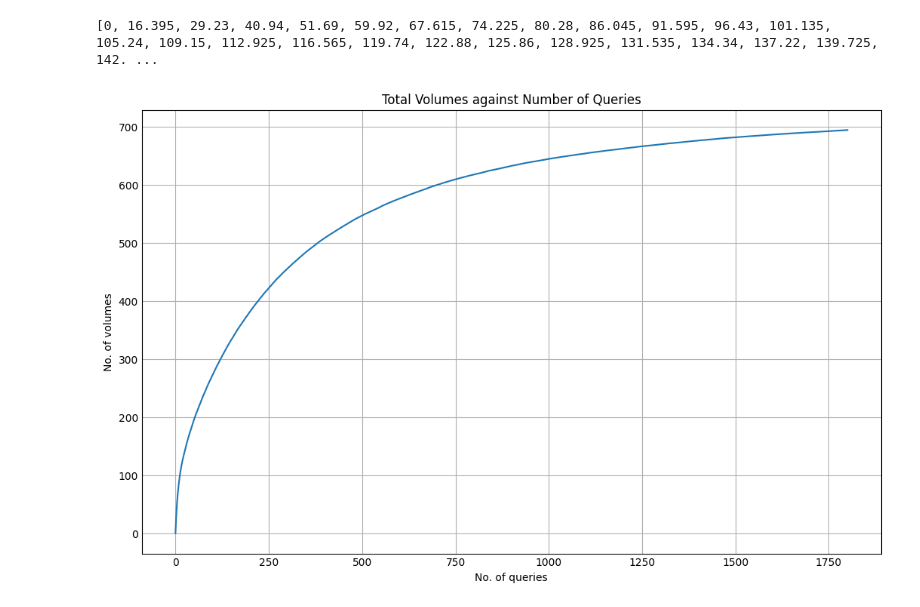
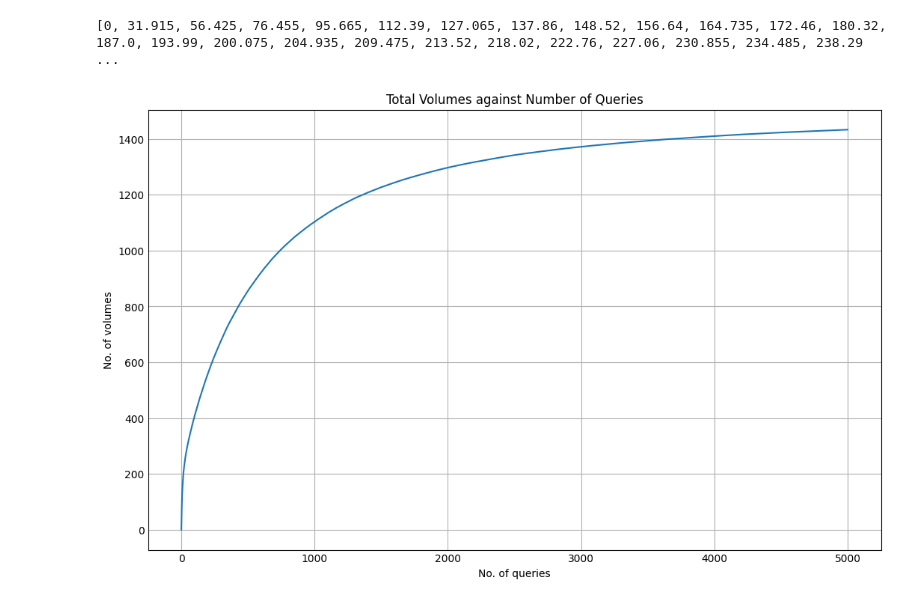
Before and after one commit to Clocksify/Benito-s-Bento-Boxes, a Jupyter notebook: Experiment Plan/Cover/AUGPlotting(withReplacement).ipynb, the cells around one changed output. Saved outputs shown, nothing was run; the diff lists cells and outputs as text; code cells hidden in the pictures.

```diff
--- a/Experiment Plan/Cover/AUGPlotting(withReplacement).ipynb
+++ b/Experiment Plan/Cover/AUGPlotting(withReplacement).ipynb
@@ -3,11 +3,14 @@ import math
 import random
 import matplotlib.pyplot as plt
 
+RSEmax = 512
+
+query_range_list = []
+for i in range (RSEmax):
+    for j in range (i+1):
+        query_range_list.append(j)
+
 def query_gen():
-    query_range_list = []
-    for i in range (RSEmax):
-        for j in range (i+1):
-            query_range_list.append(j)
     no_range = random.choice(query_range_list)
 
     first_int = random.randint(1, RSEmax-no_range)
@@ -44,10 +47,9 @@ def cover_log(start_int, end_int):
         start_int = c+1
     return query_list
 
-RSEmax = 256
 max_volumes = 3*RSEmax - (math.log(RSEmax, 2)+2)
 no_of_runs = 200
-no_of_queries = 1800
+no_of_queries = 5000
 def log_query(no_of_runs,no_of_queries):
     arr = [0 for i in range(no_of_queries+1)]
     for h in range(no_of_runs):
@@ -62,32 +64,32 @@ def log_query(no_of_runs,no_of_queries):
                 break
             if len(query_tracker) == int((RSEmax*(RSEmax + 1))/2):
                 for i in range(int((RSEmax*(RSEmax + 1))/2), no_of_queries):
                     arr[i+1] = max_volumes*no_of_runs
                 break
             else:
                 query_tracker.append(query_asked)
                 (a,b) = query_asked
                 query_list = cover_log(a,b)
                 for i in query_list:
                     if i not in vol_tracker:
                         vol_tracker.append(i)
                         vol_sum +=1
                 arr[j+1] = arr[j+1] + vol_sum
 
     for i in range(no_of_queries):
         arr[i+1] = arr[i+1] /no_of_runs
     print(arr)
     return(arr)
 
 arr = log_query(no_of_runs,no_of_queries)
 
 plt.style.use('_mpl-gallery')
 plt.figure(figsize=(10,6))
 plt.plot(arr)
 plt.xlabel("No. of queries")
 plt.ylabel("No. of volumes")
 plt.title("Total Volumes against Number of Queries")
 plt.show()
 # %% [output]
-[0, 16.395, 29.23, 40.94, 51.69, 59.92, 67.615, 74.225, 80.28, 86.045, 91.595, 96.43, 101.135, 105.24, 109.15, 112.925, 116.565, 119.74, 122.88, 125.86, 128.925, 131.535, 134.34, 137.22, 139.725, 142. ...
+[0, 31.915, 56.425, 76.455, 95.665, 112.39, 127.065, 137.86, 148.52, 156.64, 164.735, 172.46, 180.32, 187.0, 193.99, 200.075, 204.935, 209.475, 213.52, 218.02, 222.76, 227.06, 230.855, 234.485, 238.29 ...
-[figure, old version]
+[figure, new version]
```
Also changed, not shown: 1 other file.
